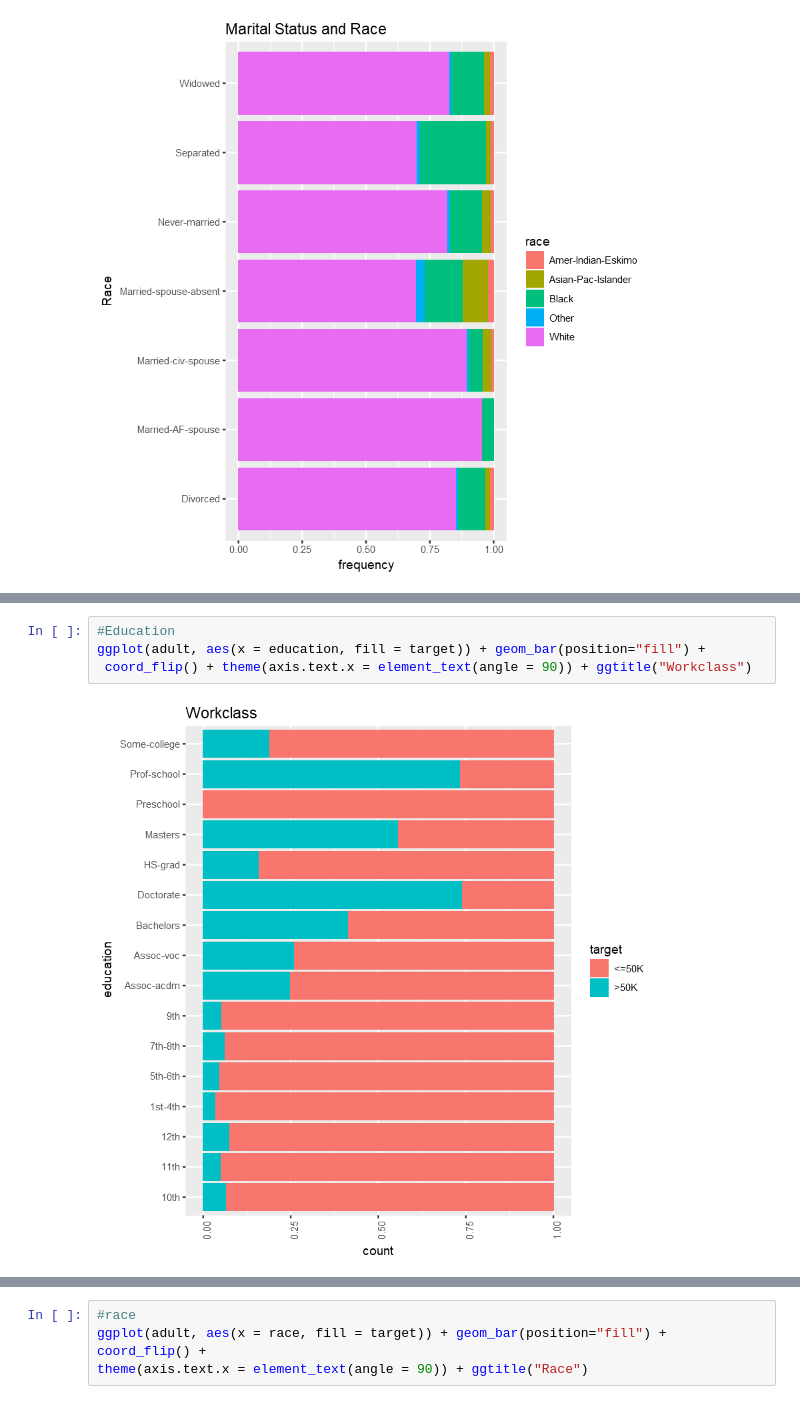
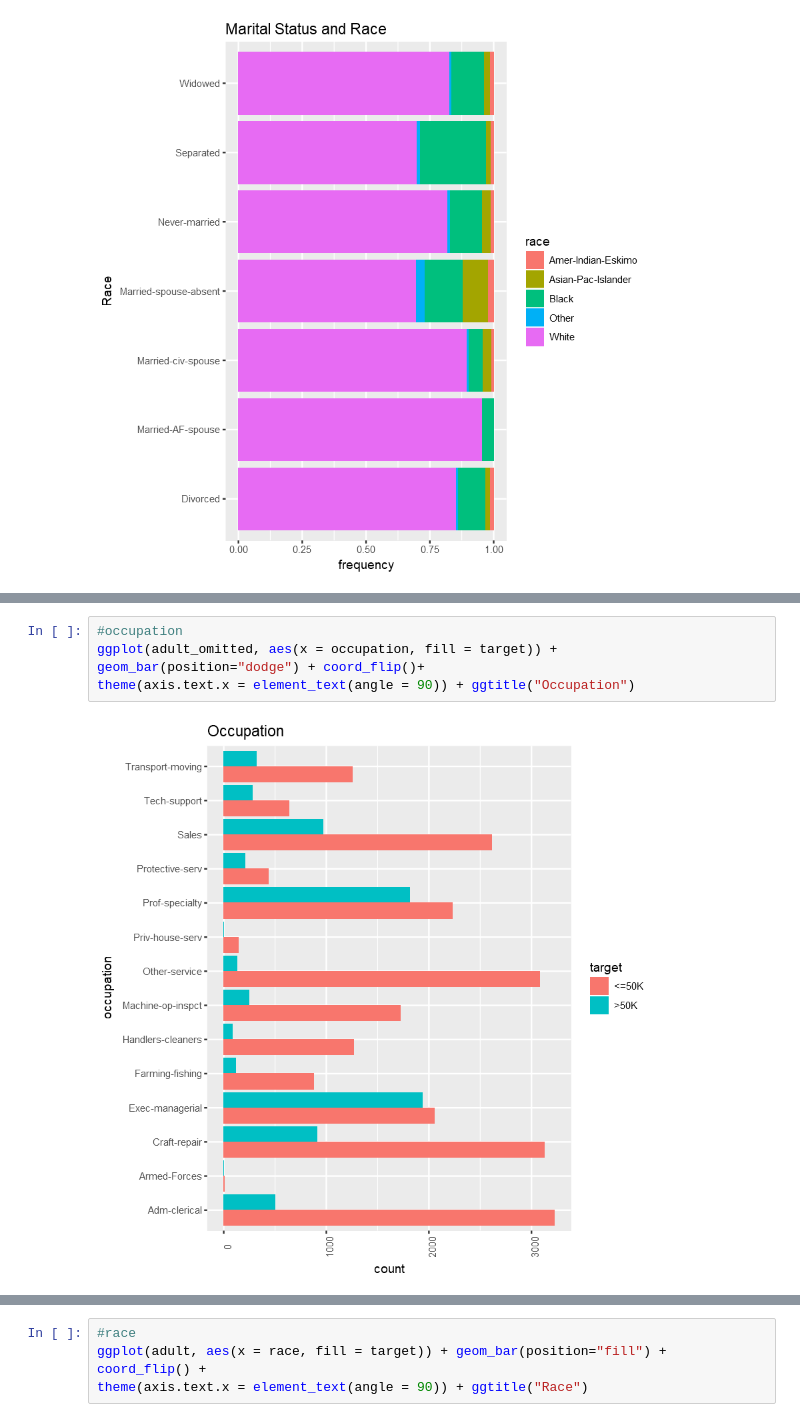
Before and after one commit to MElHuseyni/Predict-Income-using-US-Census-Data, a Jupyter notebook: Exploratory Data Analysis in R.ipynb, the cells around one changed output, grey strips where cells are left out. Drawn from its saved outputs; the diff is of its cells as text.

```diff
--- a/Exploratory Data Analysis in R.ipynb
+++ b/Exploratory Data Analysis in R.ipynb
@@ -395,6 +340,6 @@ ggplot(adult, aes(marital.status, fill = race) ) +
 # %%
-#Education
-ggplot(adult, aes(x = education, fill = target)) + geom_bar(position="fill") +
- coord_flip() + theme(axis.text.x = element_text(angle = 90)) + ggtitle("Workclass")
+#occupation
+ggplot(adult_omitted, aes(x = occupation, fill = target)) + geom_bar(position="dodge") + coord_flip()+
+theme(axis.text.x = element_text(angle = 90)) + ggtitle("Occupation")
 # %% [output]
-[figure, old version]
+[figure, new version]
```
Also changed, not shown: parts of 20 cells of this notebook.
